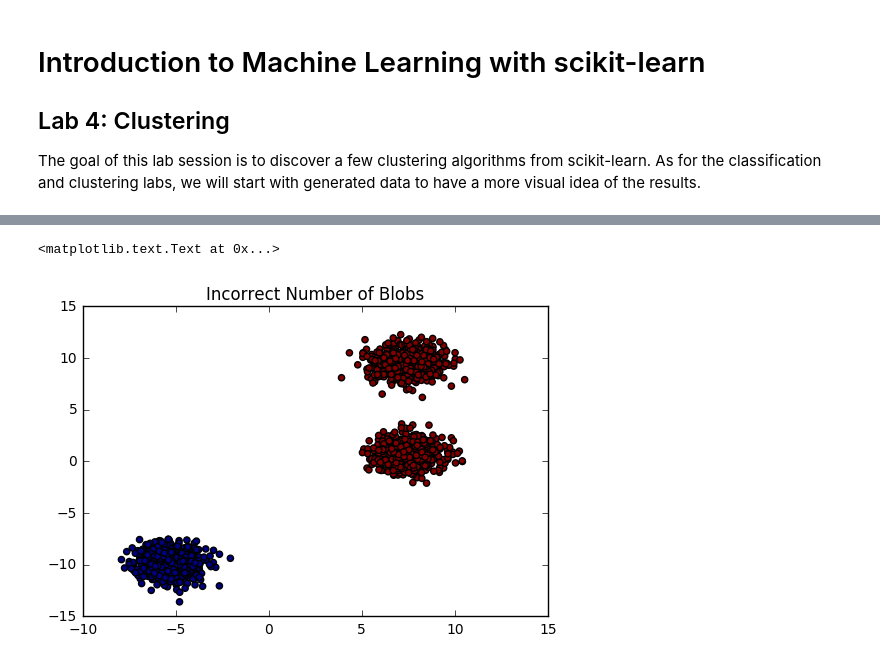
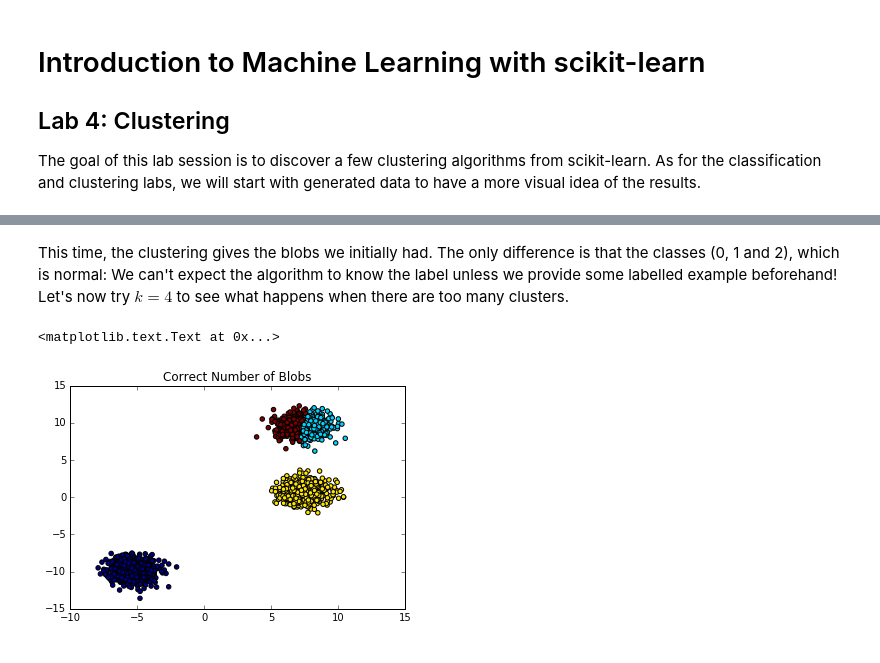
Before and after one commit to azubiolo/lectures, a Jupyter notebook: intro_ml/lab_4/clustering_lab.ipynb, the cells around one changed output, grey strips where cells are left out. Saved outputs shown, nothing was run; the diff lists cells and outputs as text; code cells hidden in the pictures.

```diff
--- a/intro_ml/lab_4/clustering_lab.ipynb
+++ b/intro_ml/lab_4/clustering_lab.ipynb
@@ -41,9 +73,12 @@ plt.title("Initial data")
+# %% [markdown]
+This time, the clustering gives the blobs we initially had. The only difference is that the classes (0, 1 and 2), which is normal: We can't expect the algorithm to know the label unless we provide some labelled example beforehand!
+Let's now try $k = 4$ to see what happens when there are too many clusters.
 # %%
 # Incorrect number of clusters
-y_pred = KMeans(n_clusters=2).fit_predict(X)
+y_pred = KMeans(n_clusters=4).fit_predict(X)
 
 plt.scatter(X[:, 0], X[:, 1], c=y_pred)
-plt.title("Incorrect Number of Blobs")
+plt.title("Correct Number of Blobs")
 # %% [output]
 <matplotlib.text.Text at 0x...>
-[figure, old version]
+[figure, new version]
```
Also changed, not shown: parts of 21 cells of this notebook.
